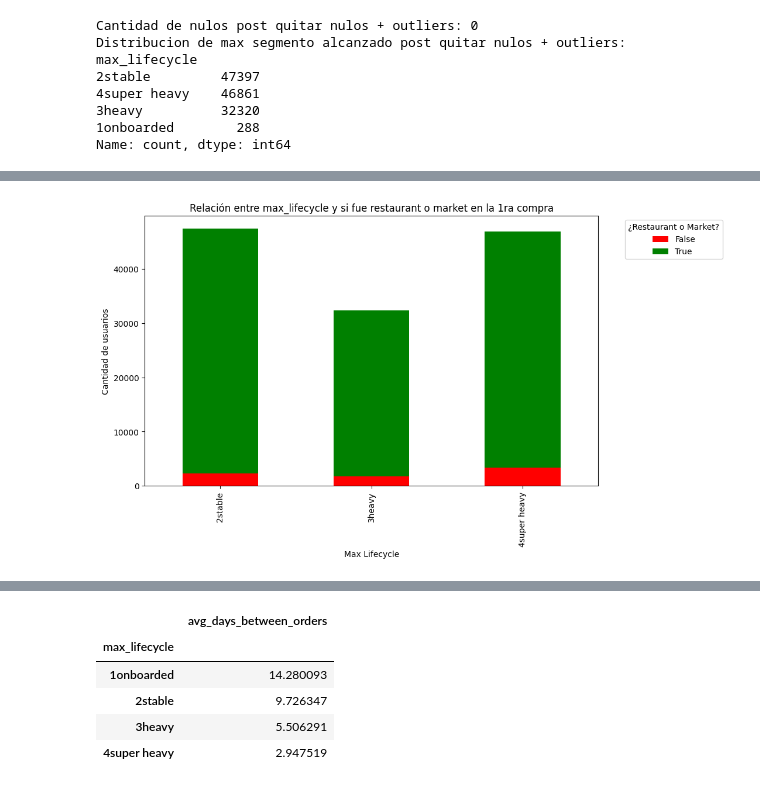
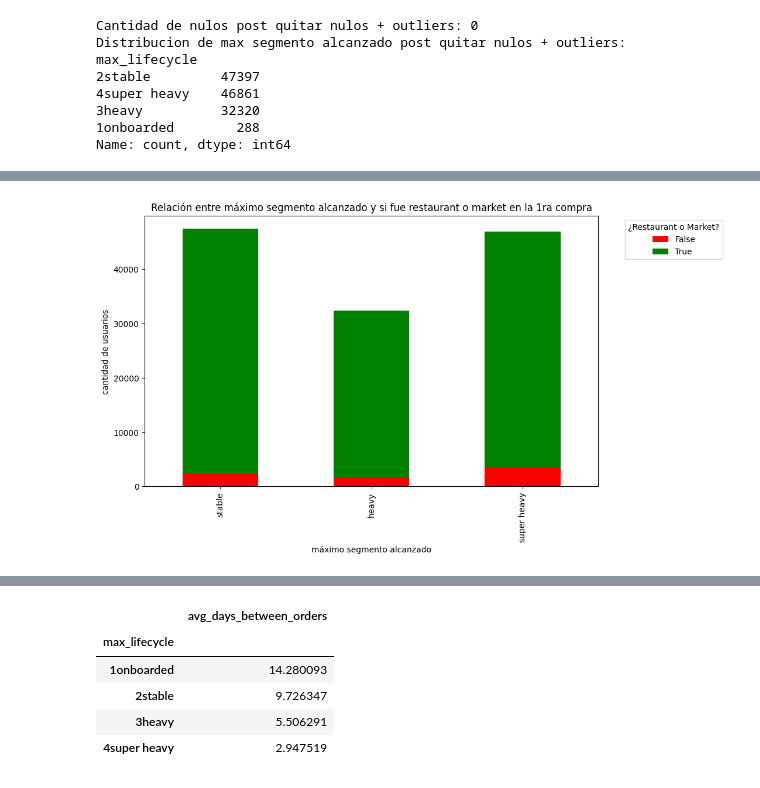
Before and after one commit to GuidoOliveri11/tesis_MiM_Guido_Luca_Oliveri, a Jupyter notebook: FINAL_MiM_Tesis_Oliveri_Guido_(RE_y_RI).ipynb, the cells around one changed output, grey strips where cells are left out. Saved outputs shown, nothing was run; the diff lists cells and outputs as text; code cells hidden in the pictures.

```diff
--- a/FINAL_MiM_Tesis_Oliveri_Guido_(RE_y_RI).ipynb
+++ b/FINAL_MiM_Tesis_Oliveri_Guido_(RE_y_RI).ipynb
@@ -225,17 +288,37 @@ plt.show()
 # %%
 ############ C.2) GRAFICO DE BARRAS APILADAS Relación entre is_restaurant_or_market_1ra y `max_lifecycle`: ########################
-df_filtered = df[df['max_lifecycle'] != '1onboarded'] # Filtrar el dataframe para excluir '1onboarded'
+# Mapeo de etiquetas para la leyenda y el eje X
+lifecycle_labels = {'4super heavy': 'super heavy',
+                    '3heavy': 'heavy',
+                    '2stable': 'stable',
+                    '1onboarded': 'onboarded'}
 
-crosstab = pd.crosstab(df_filtered['max_lifecycle'], df_filtered['is_restaurant_or_market_1ra'])
+# Filtrar el dataframe para excluir '1onboarded'
+df_filtered = df[df['max_lifecycle'] != '1onboarded'].copy()
 
+# Aplicar el cambio en la columna para que se refleje en el gráfico
+df_filtered['max_lifecycle_label'] = df_filtered['max_lifecycle'].map(lifecycle_labels)
+
+# Crear la tabla cruzada
+crosstab = pd.crosstab(df_filtered['max_lifecycle_label'], df_filtered['is_restaurant_or_market_1ra'])
+
+# Ordenar las categorías en el eje X (stable → heavy → super heavy)
+category_order = ['stable', 'heavy', 'super heavy']
+crosstab = crosstab.reindex(category_order)
+
+# Graficar el stacked bar chart con el orden corregido
 crosstab.plot(kind='bar', stacked=True, figsize=(10, 6), color=['red', 'green'])
 
-plt.title('Relación entre max_lifecycle y si fue restaurant o market en la 1ra compra')
-plt.xlabel('Max Lifecycle')
-plt.ylabel('Cantidad de usuarios')
+# Actualizar el título y etiquetas
+plt.title('Relación entre máximo segmento alcanzado y si fue restaurant o market en la 1ra compra')
+plt.xlabel('máximo segmento alcanzado')
+plt.ylabel('cantidad de usuarios')
+
+# Modificar la leyenda
 plt.legend(title='¿Restaurant o Market?', labels=['False', 'True'], bbox_to_anchor=(1.05, 1), loc='upper left')
+
 plt.show()
 # %% [output]
-[figure, old version]
+[figure, new version]
 # %%
 ############ D) HEATMAP Relación entre el País de Registro y max_lifecycle ########################
```
Also changed, not shown: parts of 14 cells of this notebook.
